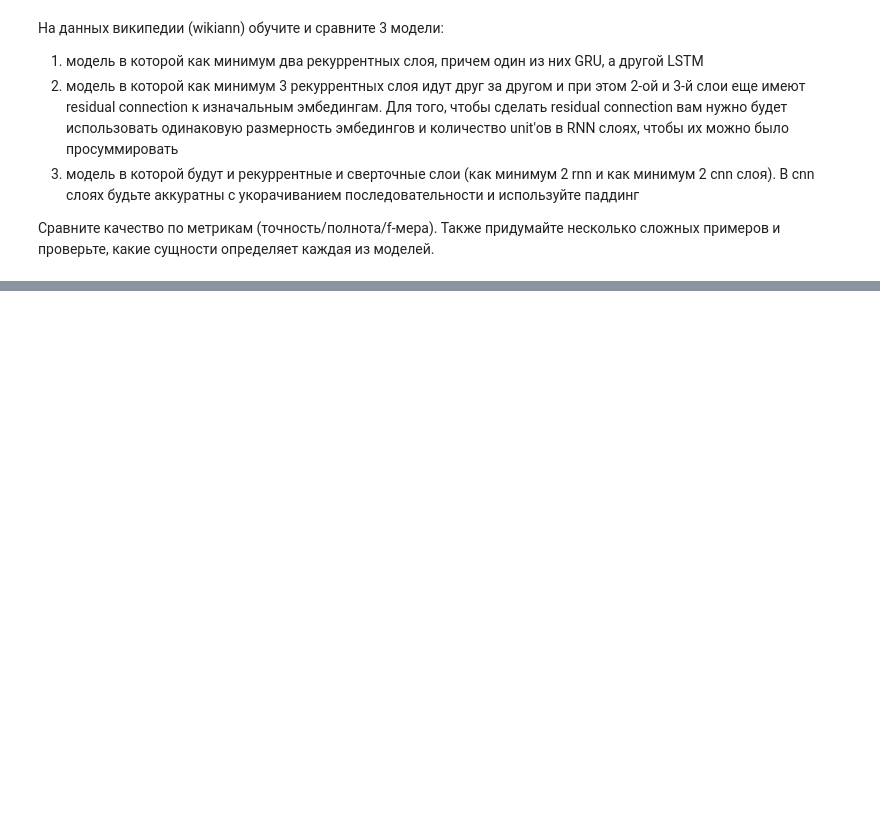
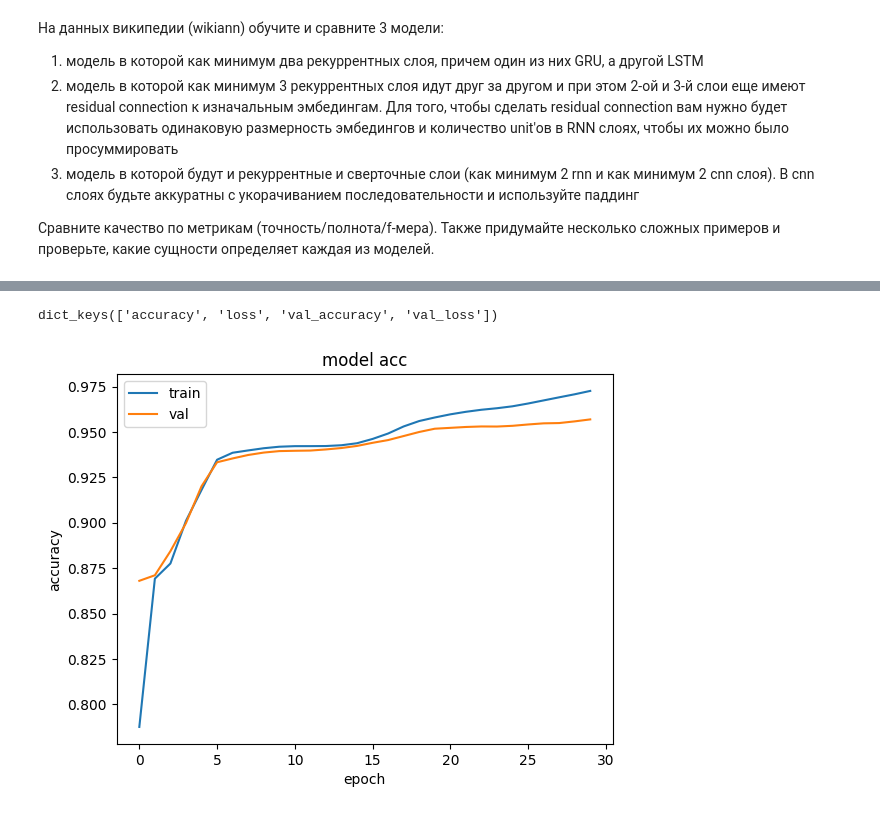
Before and after one commit to smertlove/compling_nlp_hw, a Jupyter notebook: hw7_rnn_ner/homework.ipynb, the cells around one changed output, grey strips where cells are left out. Cells and saved outputs as stored; diff of their text form; code cells hidden in the pictures; blank space fills up the shorter version.

```diff
--- a/hw7_rnn_ner/homework.ipynb
+++ b/hw7_rnn_ner/homework.ipynb
@@ -440,0 +738,27 @@ from datasets import load_dataset
+# %%
+class TwoRnnsTwoCnns(TwoRnnLayers):
+    """
+       модель в которой будут и рекуррентные и сверточные слои (как минимум 2 rnn и как минимум 2 cnn слоя).
+       В cnn слоях будьте аккуратны с укорачиванием последовательности и используйте паддинг
+    """
+
+    def __init__(self, input_layer_dim: int, output_layer_dim: int):
+        inputs = keras.layers.Input(shape=(self.MAX_LEN,))
+        embeddings = keras.layers.Embedding(input_dim=input_layer_dim, output_dim=100)(inputs, )
+
+        rnn_1 = keras.layers.LSTM(100, return_sequences=True)(embeddings)
+        conv_1 = keras.layers.Conv1D(kernel_size=4, filters=64 , strides=1, padding='same')(rnn_1)
+        conv_2 = keras.layers.Conv1D(kernel_size=3, filters=32 , strides=1, padding='same')(conv_1)
+        rnn_2 = keras.layers.LSTM(100, return_sequences=True)(conv_2)
+
+        softmax_layer = keras.layers.Dense(output_layer_dim, activation='softmax')(rnn_2)
+
+        self.model = keras.Model(inputs=inputs, outputs=softmax_layer)
+
+        self.model.compile(
+            optimizer='adam',
+            loss='sparse_categorical_crossentropy',
+            metrics=['accuracy']
+        )
+# %%
+two_rnns_two_cnns = TwoRnnsTwoCnns(len(word2id), len(label2id))
@@ -440,0 +789,2 @@ from datasets import load_dataset
+# %%
+two_rnns_two_cnns.fit(X, X_test, y, y_test)
@@ -440,0 +810,5 @@ from datasets import load_dataset
+# %%
+two_rnns_two_cnns.plot()
+# %% [output]
+dict_keys(['accuracy', 'loss', 'val_accuracy', 'val_loss'])
+[figure, added]
```
Also changed, not shown: parts of 43 cells of this notebook.
